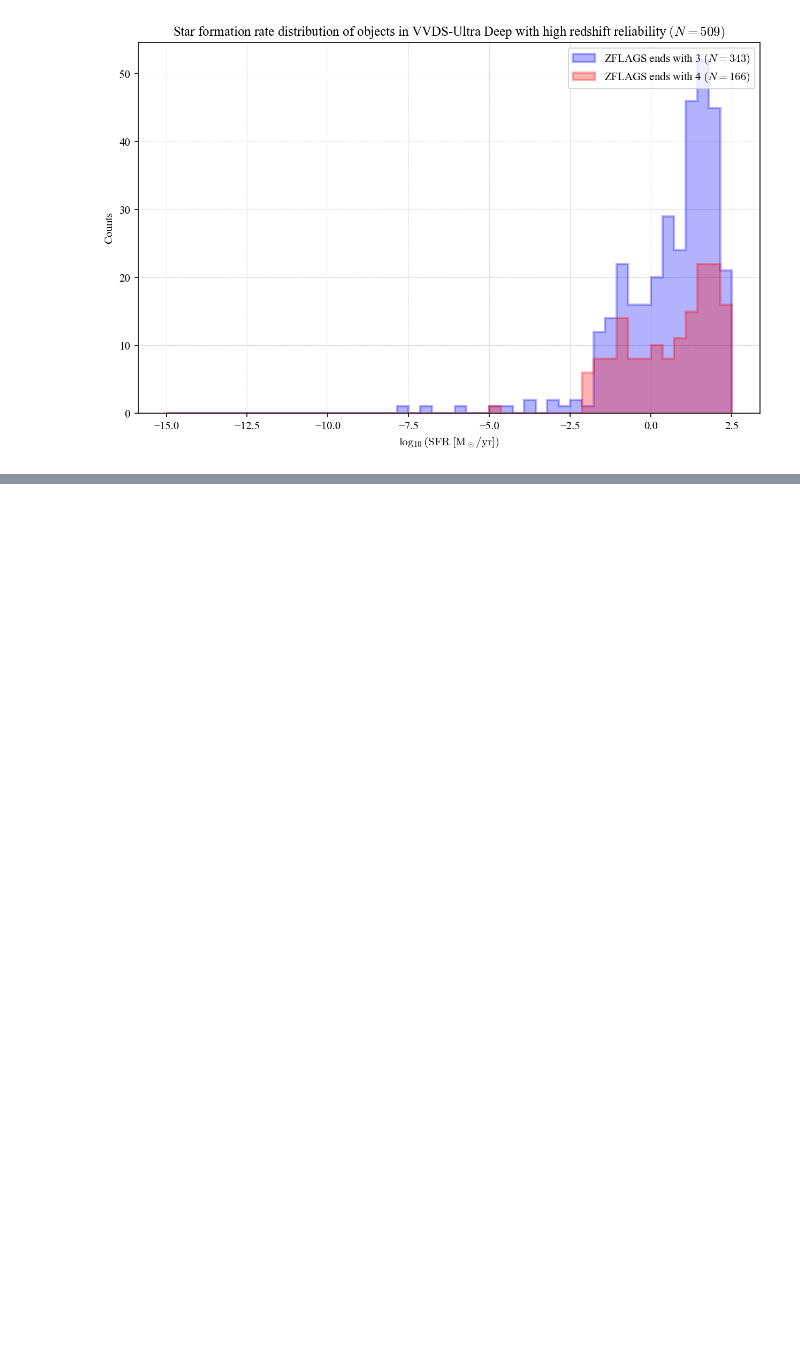
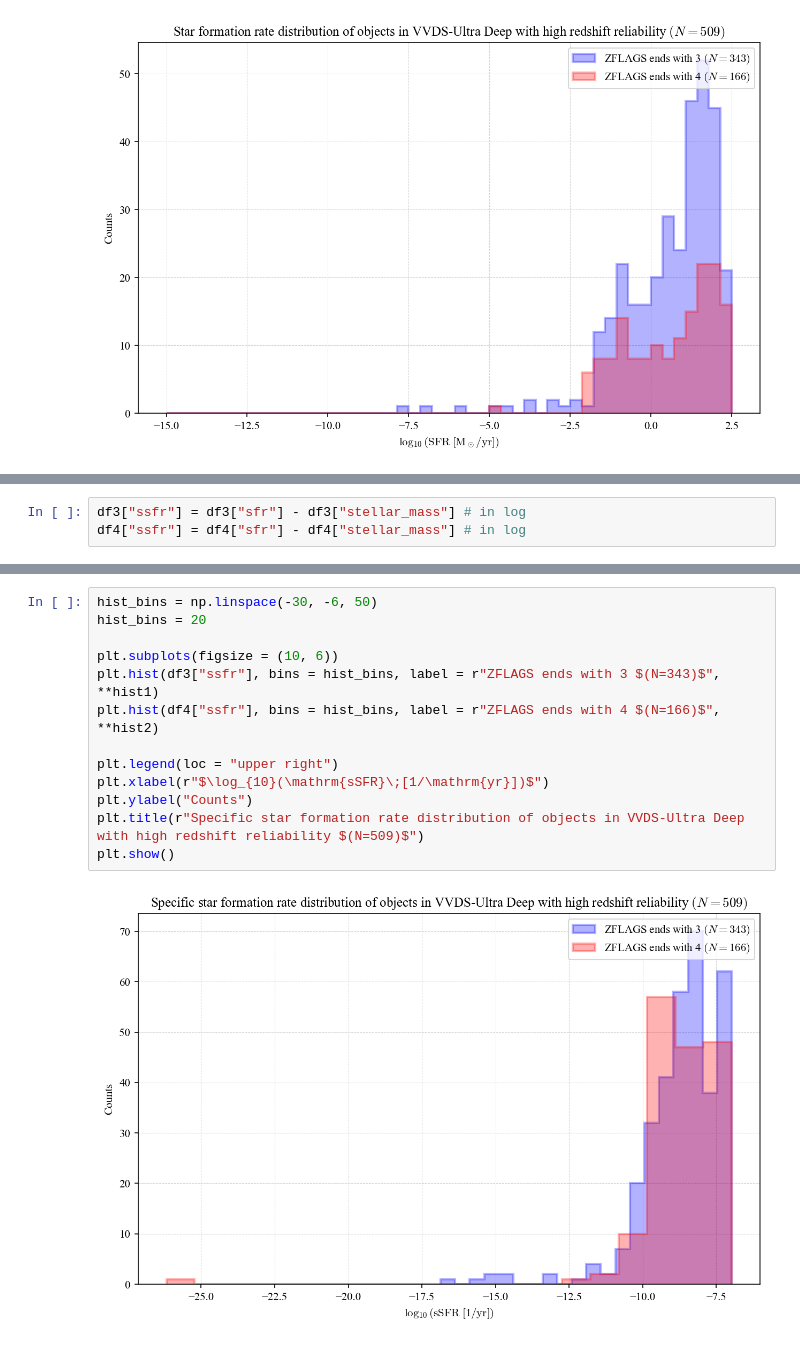
Before and after one commit to MrKhaetneth/Gas-Outflows-in-VVDS, a Jupyter notebook: data_analysis/population_distribution.ipynb, the cells around one changed output, grey strips where cells are left out. Drawn from its saved outputs; the diff is of its cells as text; blank space fills up the shorter version.

```diff
--- a/data_analysis/population_distribution.ipynb
+++ b/data_analysis/population_distribution.ipynb
@@ -125,0 +132,3 @@ plt.show()
+# %%
+df3["ssfr"] = df3["sfr"] - df3["stellar_mass"] # in log
+df4["ssfr"] = df4["sfr"] - df4["stellar_mass"] # in log
@@ -125,0 +146,15 @@ plt.show()
+# %%
+hist_bins = np.linspace(-30, -6, 50)
+hist_bins = 20
+
+plt.subplots(figsize = (10, 6))
+plt.hist(df3["ssfr"], bins = hist_bins, label = r"ZFLAGS ends with 3 $(N=343)$", **hist1)
+plt.hist(df4["ssfr"], bins = hist_bins, label = r"ZFLAGS ends with 4 $(N=166)$", **hist2)
+
+plt.legend(loc = "upper right")
+plt.xlabel(r"$\log_{10}(\mathrm{sSFR}\;[1/\mathrm{yr}])$")
+plt.ylabel("Counts")
+plt.title(r"Specific star formation rate distribution of objects in VVDS-Ultra Deep with high redshift reliability $(N=509)$")
+plt.show()
+# %% [output]
+[figure, added]
```
Also changed, not shown: parts of 8 cells of this notebook.
